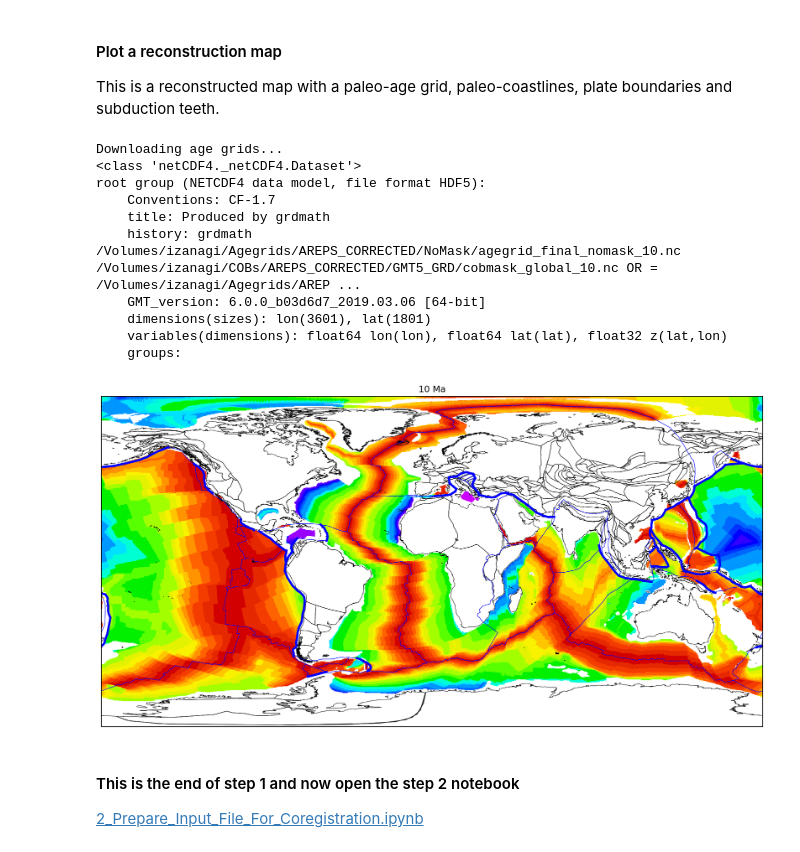
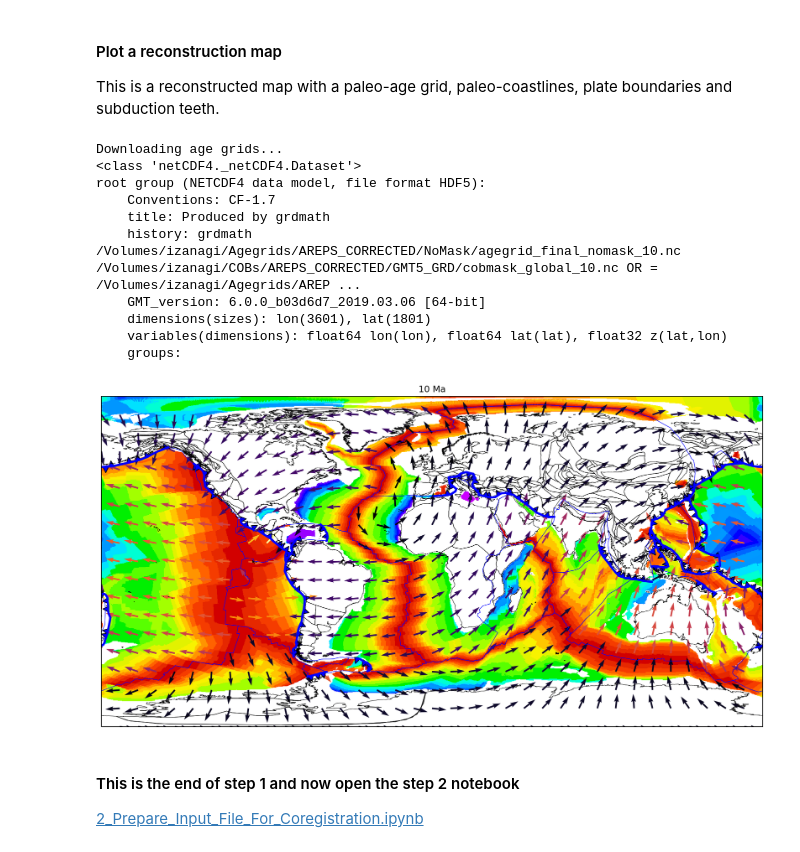
Before and after one commit to EarthByte/spatio-temporal-exploration, a Jupyter notebook: python/1_Generate_Subduction_Convergence_Kinematics_Statistics.ipynb, the cells around one changed output. Cells and saved outputs as stored; diff of their text form; code cells hidden in the pictures.

```diff
--- a/python/1_Generate_Subduction_Convergence_Kinematics_Statistics.ipynb
+++ b/python/1_Generate_Subduction_Convergence_Kinematics_Statistics.ipynb
@@ -145,13 +145,17 @@ This is a reconstructed map with a paleo-age grid, paleo-coastlines, plate bound
 import requests, os
 import numpy as np
 import matplotlib.pyplot as plt
+import matplotlib.cm as cm
+from matplotlib.colors import Normalize
 from matplotlib.colors import LinearSegmentedColormap
 import cartopy.crs as ccrs
 from netCDF4 import Dataset
+from shapely.geometry.polygon import LinearRing
 
 import Utils, pygplates
 
 time = 10
+draw_velocity_vectors = True
 
 if not os.path.isdir('./AgeGrids'):
     os.system('mkdir AgeGrids')
@@ -191,7 +195,14 @@ for shared_boundary_section in shared_boundary_sections:
     if shared_boundary_section.get_feature().get_feature_type() != pygplates.FeatureType.gpml_subduction_zone:
             continue
     for shared_sub_segment in shared_boundary_section.get_shared_sub_segments():
-        subduction_geoms.append(shared_sub_segment.get_resolved_geometry())
+        subduction_polarity = shared_sub_segment.get_feature().get_enumeration(pygplates.PropertyName.gpml_subduction_polarity)
+        if subduction_polarity == "Left":
+            subduction_geoms.append((shared_sub_segment.get_resolved_geometry(),-1))
+        else:
+            subduction_geoms.append((shared_sub_segment.get_resolved_geometry(),1))
+
+x,y, u,v = Utils.get_velocity_x_y_u_v(time,rotation_model,topology_features)
+#print(u,v)
 
 # plot the map
 fig = plt.figure(figsize=(16,12),dpi=150)
@@ -199,46 +210,64 @@ ax = plt.axes(projection=ccrs.PlateCarree(central_longitude=0))
 
 ax.set_global()
 img = Dataset(agegrid_file)
-print(img)
 ax.imshow(np.roll(img.variables['z'],1800), origin='lower', transform=ccrs.PlateCarree(),
           extent=[-180, 180, -90, 90], cmap=agegrid_cmap)
 
+#coastlines
 for geom in reconstructed_geometries:
     lat, lon =zip(*(geom.get_reconstructed_geometry().to_lat_lon_list()))
     plt.plot(lon, lat,
-         color='black', linewidth=.5, #the topological plates boundaries in black
+         color='black', linewidth=.5, #the coastlines in black
          transform=ccrs.Geodetic(),
     )
 
+#topological plates boundaries
 for t in resolved_topologies:
     lat, lon =zip(*(t.get_resolved_boundary().to_lat_lon_list()))
     plt.plot(lon, lat,
-         color='blue', linewidth=.5, #the topological plates boundaries in black
+         color='blue', linewidth=.5, #the topological plates boundaries in blue
          transform=ccrs.Geodetic(),
     )
 
-for geom in subduction_geoms:
+#subduction zones
+for geom, aspect in subduction_geoms:
     lat, lon =zip(*(geom.to_lat_lon_list()))
     plt.plot(lon, lat,
-         color='blue', linewidth=3, #the topological plates boundaries in black
+         color='blue', linewidth=3, #the subduction zones in blue
          transform=ccrs.Geodetic(),
     )
+    teeth = Utils.get_subduction_teeth(lon, lat, triangle_aspect=aspect)
+    for tooth in teeth:
+        ring = LinearRing(tooth)
+        ax.add_geometries([ring], ccrs.PlateCarree(), facecolor='b', edgecolor='black', alpha=1)
+
+
+if draw_velocity_vectors:
+    #draw the velocity vectors
+    #Some arrows are long and some are very short. To make the plot clearer, we nomalize the velocity magnitude.
+    #And use color to denote the different speed.
+    u = np.array(u)
+    v = np.array(v)
+    mag = np.sqrt(u*u+v*v)
+    u = u/mag
+    v = v/mag
+    ax.quiver(x, y, u, v, mag,transform=ccrs.PlateCarree(),cmap='inferno')
 
 
 plt.title(f'{time} Ma')
 plt.show()
 # %% [output]
 Downloading age grids...
 <class 'netCDF4._netCDF4.Dataset'>
 root group (NETCDF4 data model, file format HDF5):
     Conventions: CF-1.7
     title: Produced by grdmath
     history: grdmath /Volumes/izanagi/Agegrids/AREPS_CORRECTED/NoMask/agegrid_final_nomask_10.nc /Volumes/izanagi/COBs/AREPS_CORRECTED/GMT5_GRD/cobmask_global_10.nc OR = /Volumes/izanagi/Agegrids/AREP ...
     GMT_version: 6.0.0_b03d6d7_2019.03.06 [64-bit]
     dimensions(sizes): lon(3601), lat(1801)
     variables(dimensions): float64 lon(lon), float64 lat(lat), float32 z(lat,lon)
     groups:
-[figure, old version]
+[figure, new version]
 # %% [markdown]
 #### This is the end of step 1 and now open the step 2 notebook
 [2_Prepare_Input_File_For_Coregistration.ipynb](2_Prepare_Input_File_For_Coregistration.ipynb)
```
Also changed, not shown: 1 other file.
